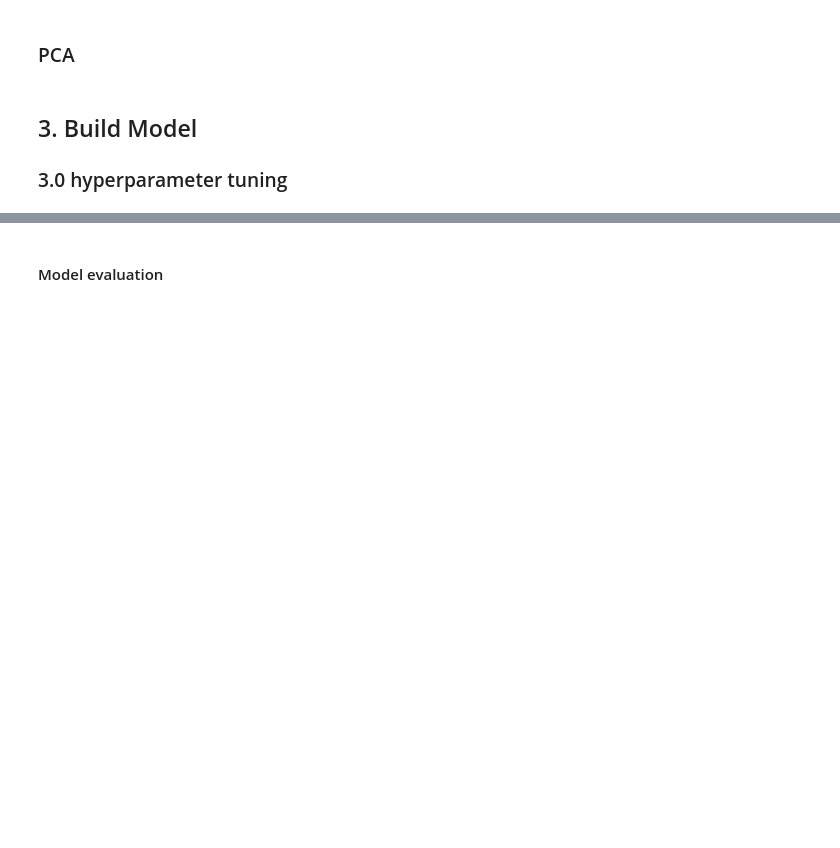
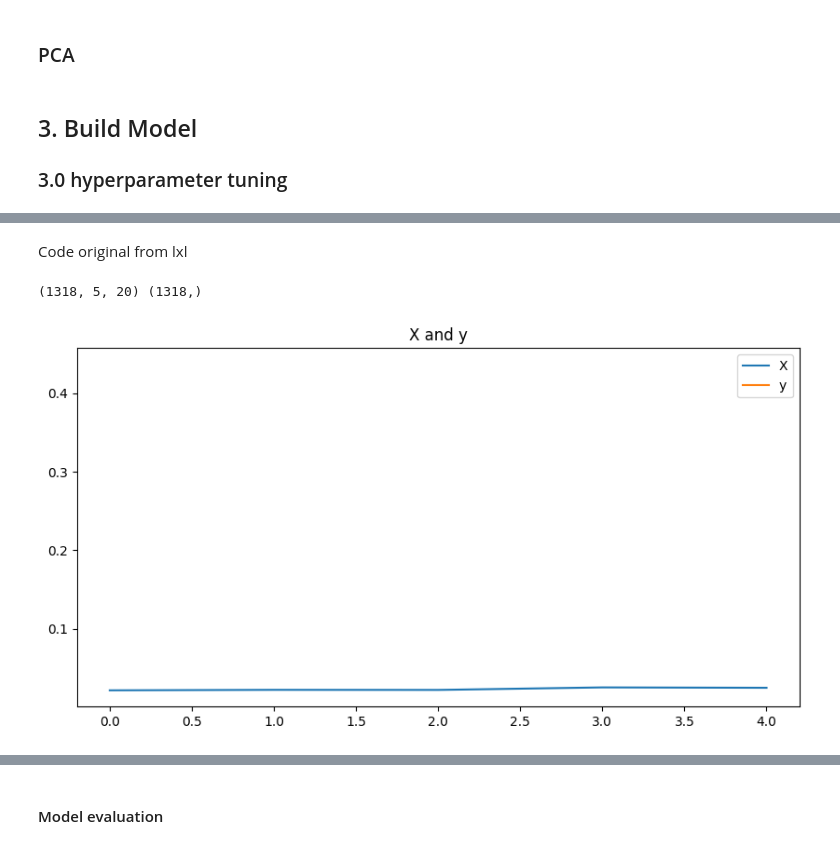
Before and after one commit to Gavin-OP/stat4012-group-project, a Jupyter notebook: code/STAT4012_group_project_code.ipynb, the cells around one changed output, grey strips where cells are left out. Saved outputs shown, nothing was run; the diff lists cells and outputs as text; code cells hidden in the pictures; blank space fills up the shorter version.

```diff
--- a/code/STAT4012_group_project_code.ipynb
+++ b/code/STAT4012_group_project_code.ipynb
@@ -156,0 +290,25 @@ date
+# %% [markdown]
+Code original from lxl
+# %%
+# split a multivariate sequence into samples
+def split_sequences(sequences, n_steps):
+    X, y = list(), list()
+    for i in range(len(sequences)):
+        # find the end of this pattern
+        end_ix = i + n_steps
+        # check if we are beyond the dataset
+        if end_ix > len(sequences):
+            break
+        # gather input and output parts of the pattern
+        seq_x, seq_y = sequences[i:end_ix, :-1], sequences[end_ix - 1, -1]
+        X.append(seq_x)
+        y.append(seq_y)
+    return array(X), array(y)
+# %%
+# choose a number of time steps
+n_steps = 5
+# convert into input/output
+X, y = split_sequences(data.to_numpy(), n_steps)
+print(X.shape, y.shape)
+# %% [output]
+(1318, 5, 20) (1318,)
@@ -156,0 +331,10 @@ date
+# %%
+# plot X_train and y
+plt.figure(figsize=(10, 5))
+plt.plot(X[0, :, 0], label='X')
+plt.plot(y[0], label='y')
+plt.title('X and y')
+plt.legend()
+plt.show()
+# %% [output]
+[figure, added]
```
Also changed, not shown: parts of 32 cells of this notebook, 1 other file.
